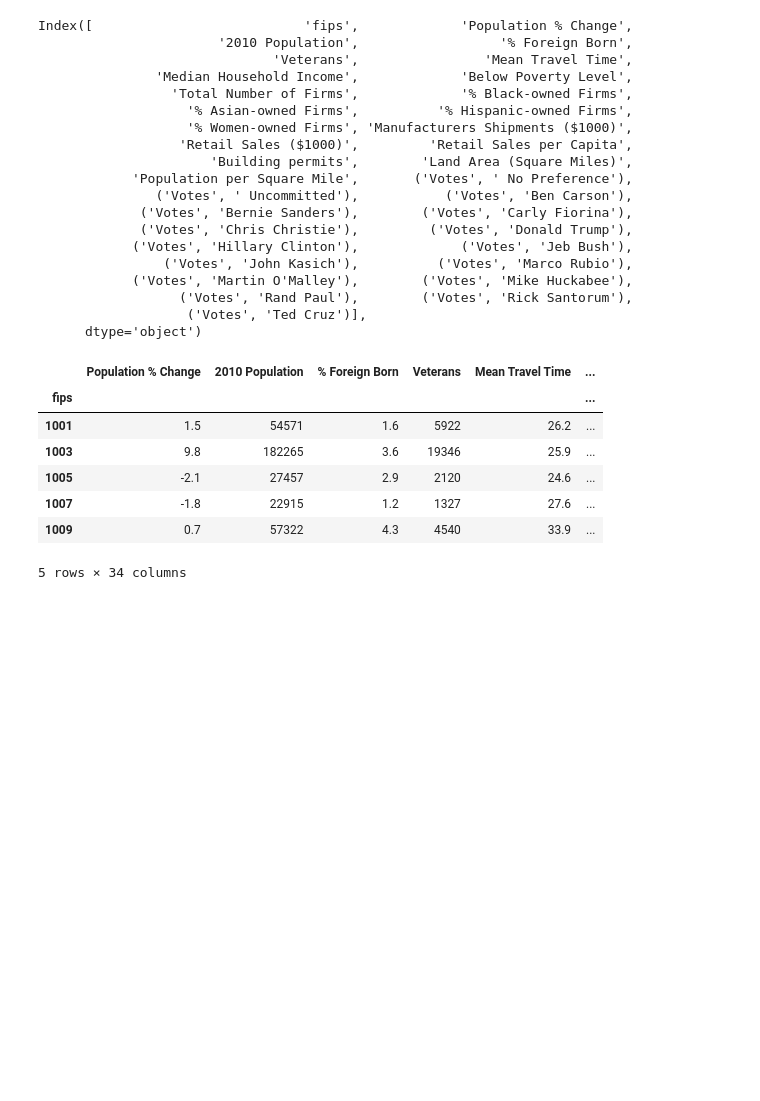
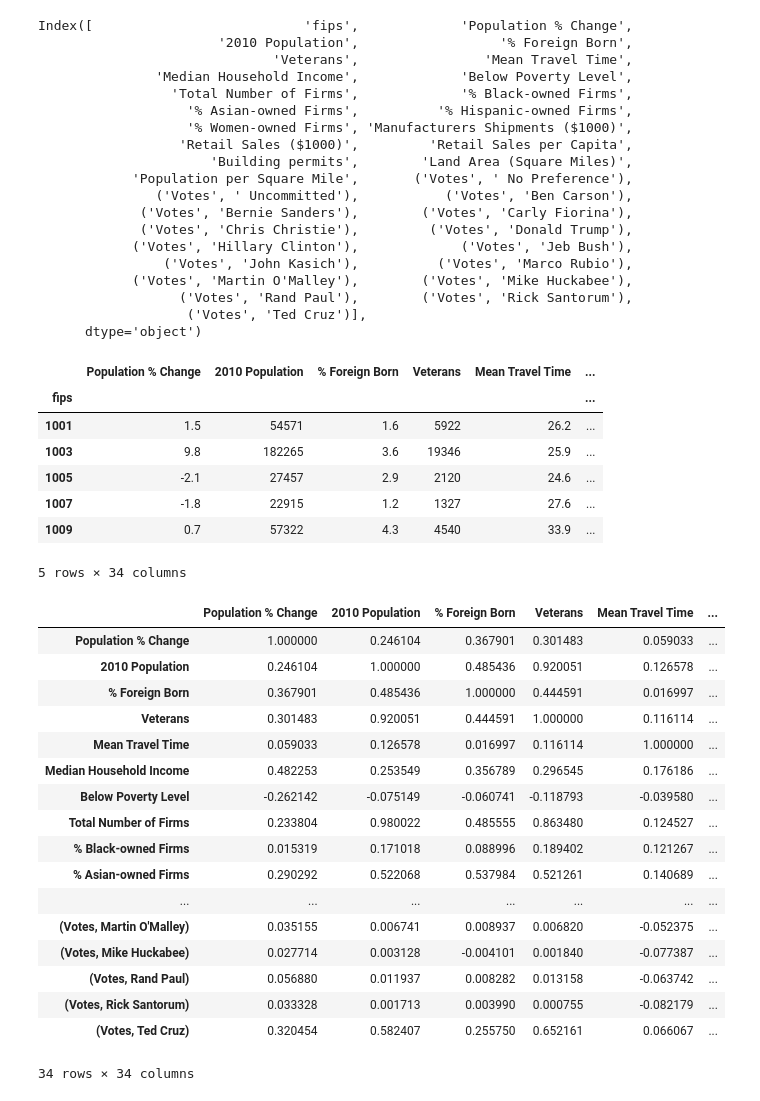
Before and after one commit to CorbinLeho/final_project, a Jupyter notebook: cjl_clean_data.ipynb, the cells around one changed output. Saved outputs shown, nothing was run; the diff lists cells and outputs as text; code cells hidden in the pictures; blank space fills up the shorter version.

```diff
--- a/cjl_clean_data.ipynb
+++ b/cjl_clean_data.ipynb
@@ -281,3 +282,24 @@ clean.head()
 clean.to_csv("nobetter.csv", index=False, header=True)
 # %%
 #primary_inverse = primary_results_df[["fips", "candidate", "votes"]]
+# %%
+clean.corr()
+# %% [output]
+|  | Population % Change | 2010 Population | % Foreign Born | Veterans | Mean Travel Time | ... |
+| Population % Change | 1.000000 | 0.246104 | 0.367901 | 0.301483 | 0.059033 | ... |
+| 2010 Population | 0.246104 | 1.000000 | 0.485436 | 0.920051 | 0.126578 | ... |
+| % Foreign Born | 0.367901 | 0.485436 | 1.000000 | 0.444591 | 0.016997 | ... |
+| Veterans | 0.301483 | 0.920051 | 0.444591 | 1.000000 | 0.116114 | ... |
+| Mean Travel Time | 0.059033 | 0.126578 | 0.016997 | 0.116114 | 1.000000 | ... |
+| Median Household Income | 0.482253 | 0.253549 | 0.356789 | 0.296545 | 0.176186 | ... |
+| Below Poverty Level | -0.262142 | -0.075149 | -0.060741 | -0.118793 | -0.039580 | ... |
+| Total Number of Firms | 0.233804 | 0.980022 | 0.485555 | 0.863480 | 0.124527 | ... |
+| % Black-owned Firms | 0.015319 | 0.171018 | 0.088996 | 0.189402 | 0.121267 | ... |
+| % Asian-owned Firms | 0.290292 | 0.522068 | 0.537984 | 0.521261 | 0.140689 | ... |
+| ... | ... | ... | ... | ... | ... | ... |
+| (Votes, Martin O'Malley) | 0.035155 | 0.006741 | 0.008937 | 0.006820 | -0.052375 | ... |
+| (Votes, Mike Huckabee) | 0.027714 | 0.003128 | -0.004101 | 0.001840 | -0.077387 | ... |
+| (Votes, Rand Paul) | 0.056880 | 0.011937 | 0.008282 | 0.013158 | -0.063742 | ... |
+| (Votes, Rick Santorum) | 0.033328 | 0.001713 | 0.003990 | 0.000755 | -0.082179 | ... |
+| (Votes, Ted Cruz) | 0.320454 | 0.582407 | 0.255750 | 0.652161 | 0.066067 | ... |
+34 rows × 34 columns
```
Also changed, not shown: parts of 3 cells of this notebook.
